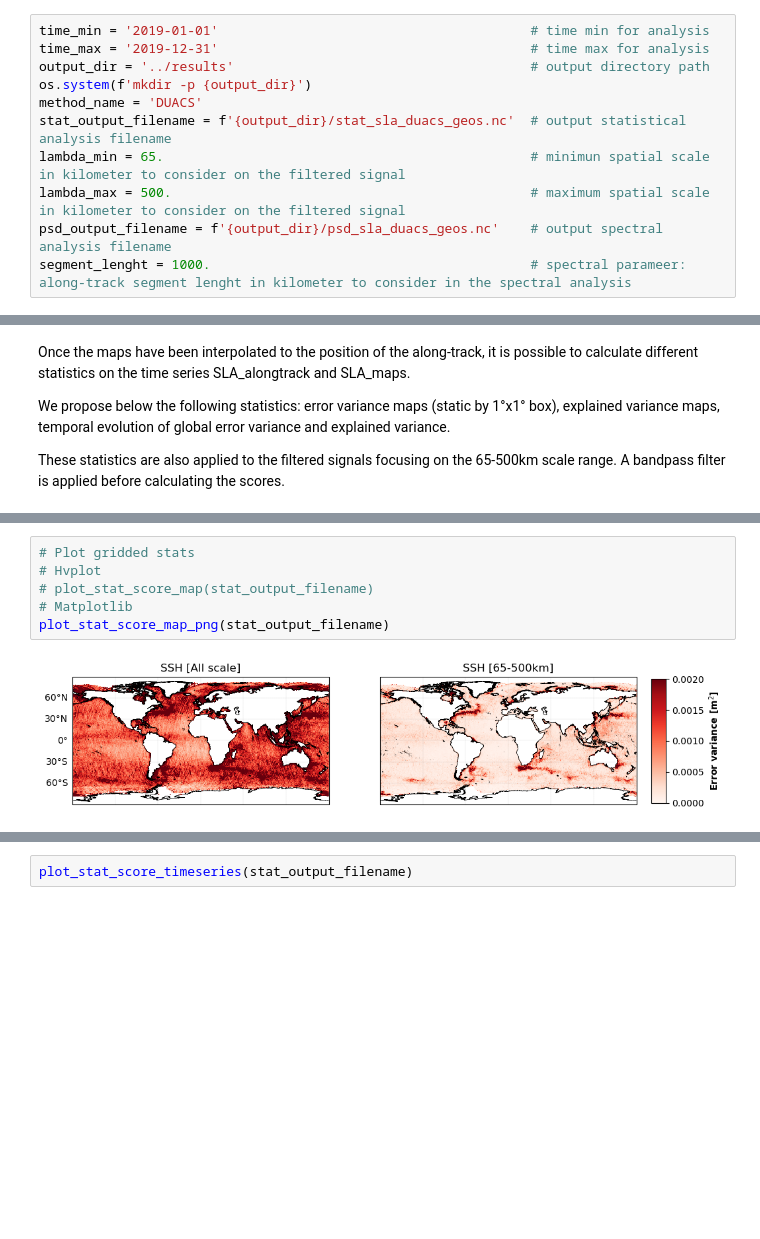
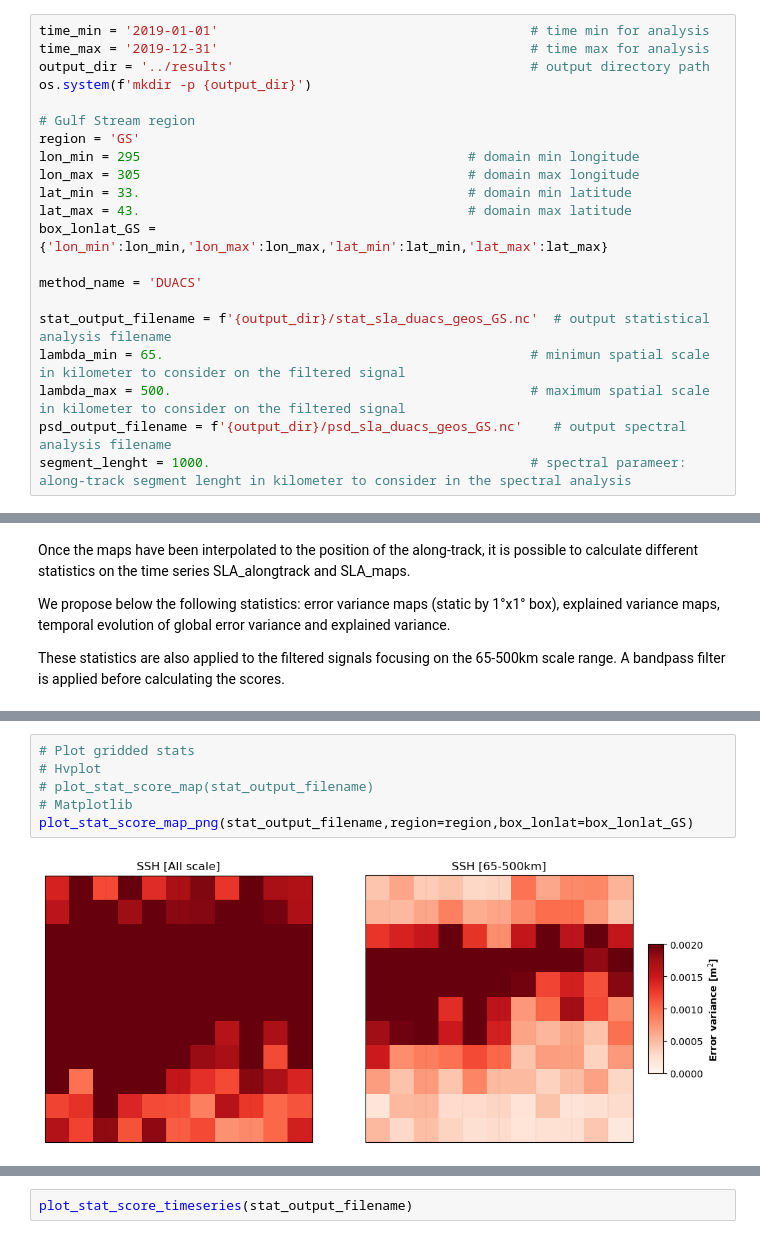
Before and after one commit to ocean-data-challenges/2023a_SSH_mapping_OSE, a Jupyter notebook: docs/source/gallery/ssh_scores_DUACS_geos_GS.ipynb, the cells around one changed output, grey strips where cells are left out. Cells and saved outputs as stored; diff of their text form; blank space fills up the shorter version.

```diff
--- a/docs/source/gallery/ssh_scores_DUACS_geos_GS.ipynb
+++ b/docs/source/gallery/ssh_scores_DUACS_geos_GS.ipynb
@@ -62,11 +63,21 @@ time_min = '2019-01-01'                                        # time min for an
 time_max = '2019-12-31'                                        # time max for analysis
 output_dir = '../results'                                      # output directory path
 os.system(f'mkdir -p {output_dir}')
+
+# Gulf Stream region
+region = 'GS'
+lon_min = 295                                          # domain min longitude
+lon_max = 305                                          # domain max longitude
+lat_min = 33.                                          # domain min latitude
+lat_max = 43.                                          # domain max latitude
+box_lonlat_GS = {'lon_min':lon_min,'lon_max':lon_max,'lat_min':lat_min,'lat_max':lat_max}
+
 method_name = 'DUACS'
-stat_output_filename = f'{output_dir}/stat_sla_duacs_geos.nc'  # output statistical analysis filename
+
+stat_output_filename = f'{output_dir}/stat_sla_duacs_geos_GS.nc'  # output statistical analysis filename
 lambda_min = 65.                                               # minimun spatial scale in kilometer to consider on the filtered signal
 lambda_max = 500.                                              # maximum spatial scale in kilometer to consider on the filtered signal
-psd_output_filename = f'{output_dir}/psd_sla_duacs_geos.nc'    # output spectral analysis filename
+psd_output_filename = f'{output_dir}/psd_sla_duacs_geos_GS.nc'    # output spectral analysis filename
 segment_lenght = 1000.                                         # spectral parameer: along-track segment lenght in kilometer to consider in the spectral analysis
 # %% [markdown]
 <div class="alert alert-info" role="alert">
@@ -280,8 +291,8 @@ compute_stat_scores(ds_interp, lambda_min, lambda_max, stat_output_filename,meth
 # %%
 # Plot gridded stats
 # Hvplot
 # plot_stat_score_map(stat_output_filename)
 # Matplotlib
-plot_stat_score_map_png(stat_output_filename)
+plot_stat_score_map_png(stat_output_filename,region=region,box_lonlat=box_lonlat_GS)
 # %% [output]
-[figure, old version]
+[figure, new version]
```
Also changed, not shown: parts of 10 cells of this notebook, 34 other files.
